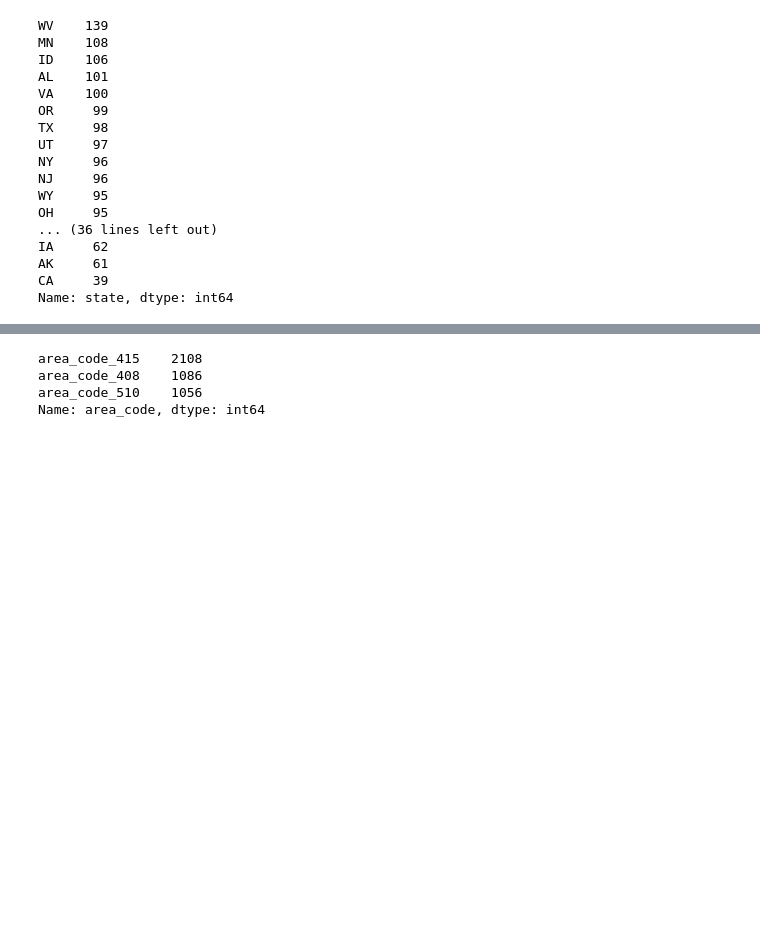
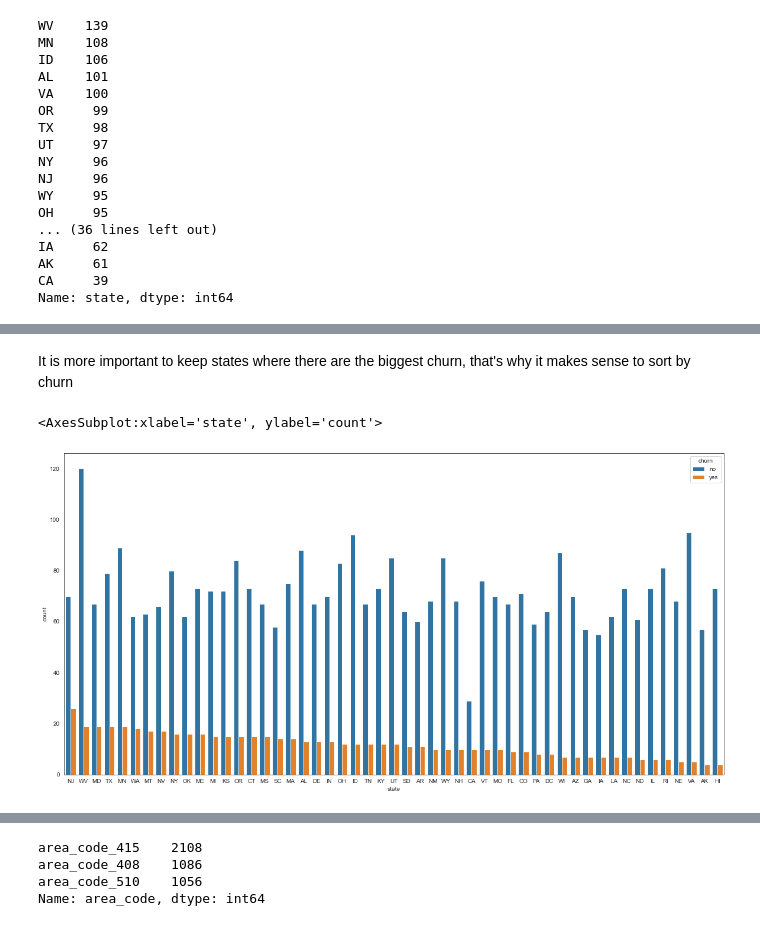
Before and after one commit to TayJen/Customer-Churn-Prediction, a Jupyter notebook: research.ipynb, the cells around one changed output, grey strips where cells are left out. Cells and saved outputs as stored; diff of their text form; code cells hidden in the pictures; blank space fills up the shorter version.

```diff
--- a/research.ipynb
+++ b/research.ipynb
@@ -165,0 +172,11 @@ Name: state, dtype: int64
+# %% [markdown]
+It is more important to keep states where there are the biggest churn, that's why it makes sense to sort by churn
+# %%
+sns.set_style('white')
+plt.figure(figsize=(20, 10))
+
+sns.countplot(x='state', hue='churn', data=df,
+              order=df[df['churn'] == 'yes']['state'].value_counts().index)
+# %% [output]
+<AxesSubplot:xlabel='state', ylabel='count'>
+[figure, added]
```
Also changed, not shown: parts of 19 cells of this notebook, 3 other files.
